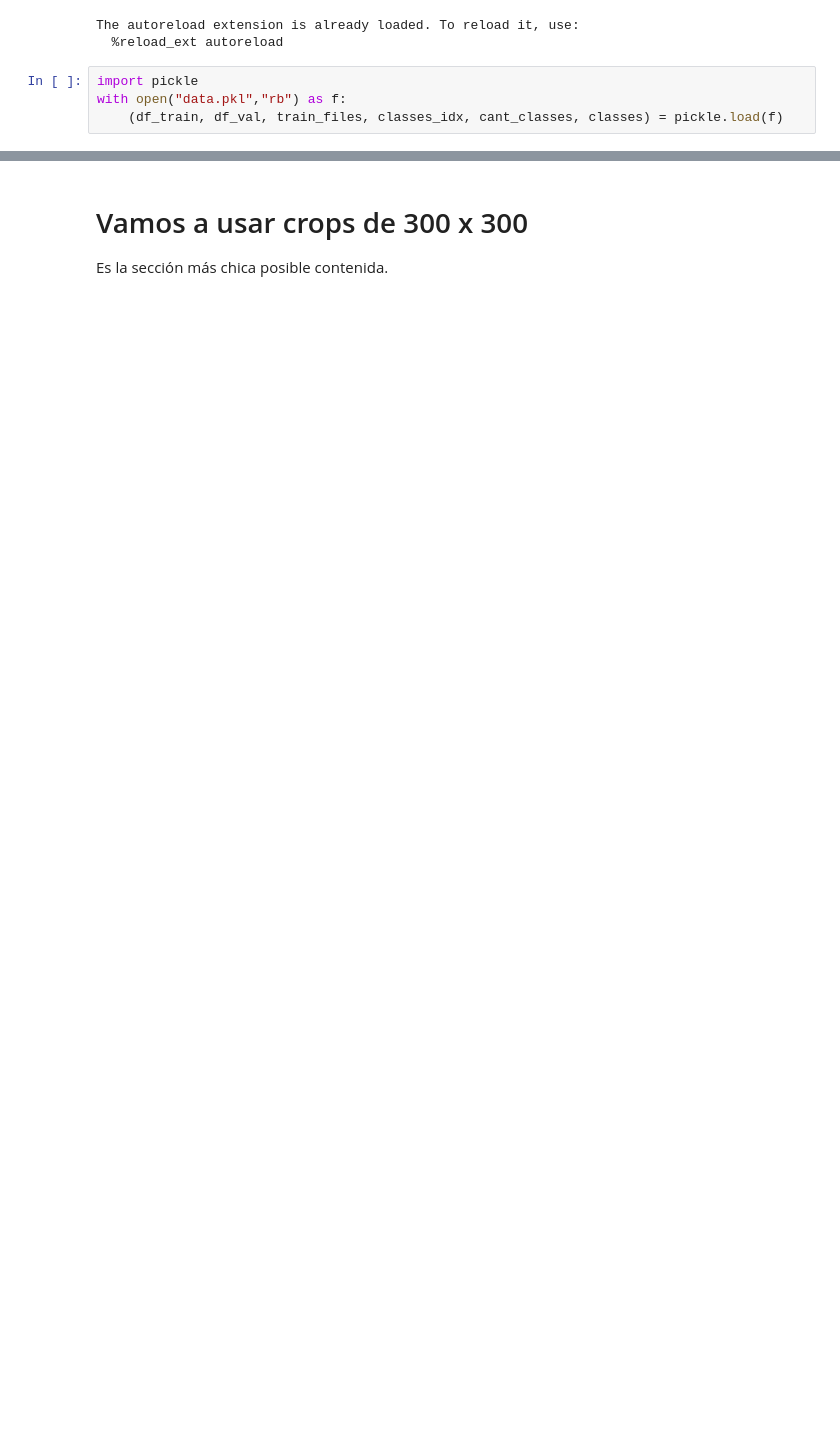
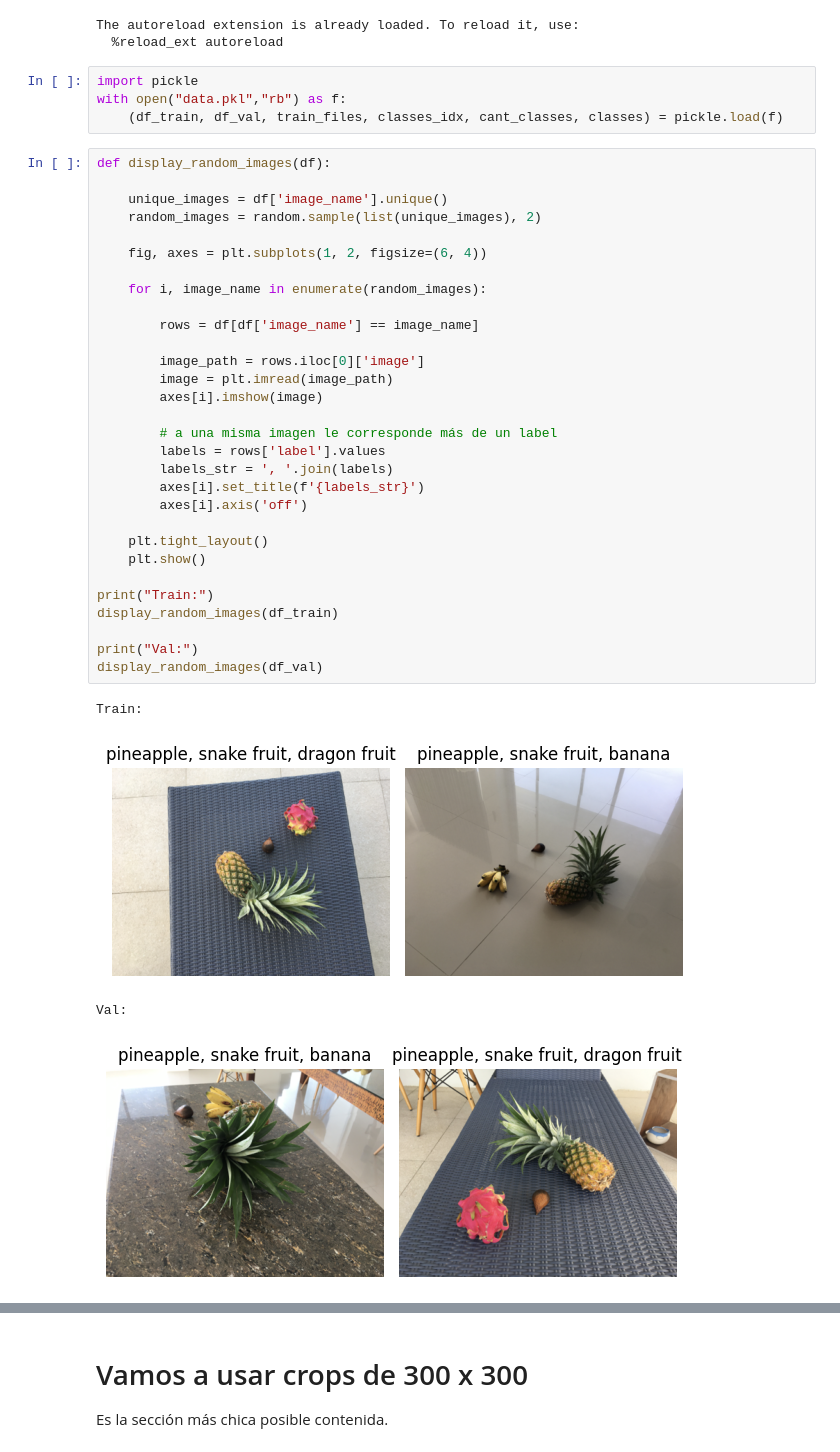
Before and after one commit to Cande-Gioia/YOLO-Fruits-TP, a Jupyter notebook: 1 - Tamaño Crops .ipynb, the cells around one changed output, grey strips where cells are left out. Drawn from its saved outputs; the diff is of its cells as text; blank space fills up the shorter version.

Commit message:
cleaning 0. , random sample df (1.), comments on 3.

```diff
--- a/1 - Tamaño Crops .ipynb
+++ b/1 - Tamaño Crops .ipynb
@@ -15,5 +17,40 @@ The autoreload extension is already loaded. To reload it, use:
 import pickle
 with open("data.pkl","rb") as f:
     (df_train, df_val, train_files, classes_idx, cant_classes, classes) = pickle.load(f)
+# %%
+def display_random_images(df):
+
+    unique_images = df['image_name'].unique()
+    random_images = random.sample(list(unique_images), 2)
+
+    fig, axes = plt.subplots(1, 2, figsize=(6, 4))
+
+    for i, image_name in enumerate(random_images):
+
+        rows = df[df['image_name'] == image_name]
+
+        image_path = rows.iloc[0]['image']
+        image = plt.imread(image_path)
+        axes[i].imshow(image)
+
+        # a una misma imagen le corresponde más de un label
+        labels = rows['label'].values
+        labels_str = ', '.join(labels)
+        axes[i].set_title(f'{labels_str}')
+        axes[i].axis('off')
+
+    plt.tight_layout()
+    plt.show()
+
+print("Train:")
+display_random_images(df_train)
+
+print("Val:")
+display_random_images(df_val)
+# %% [output]
+Train:
+[figure, added]
+Val:
+[figure, added]
 # %%
 plt.scatter(df_train["delta_x"], df_train["delta_y"], alpha=0.1)
```
Also changed, not shown: parts of 4 cells of this notebook, 2 other files.
